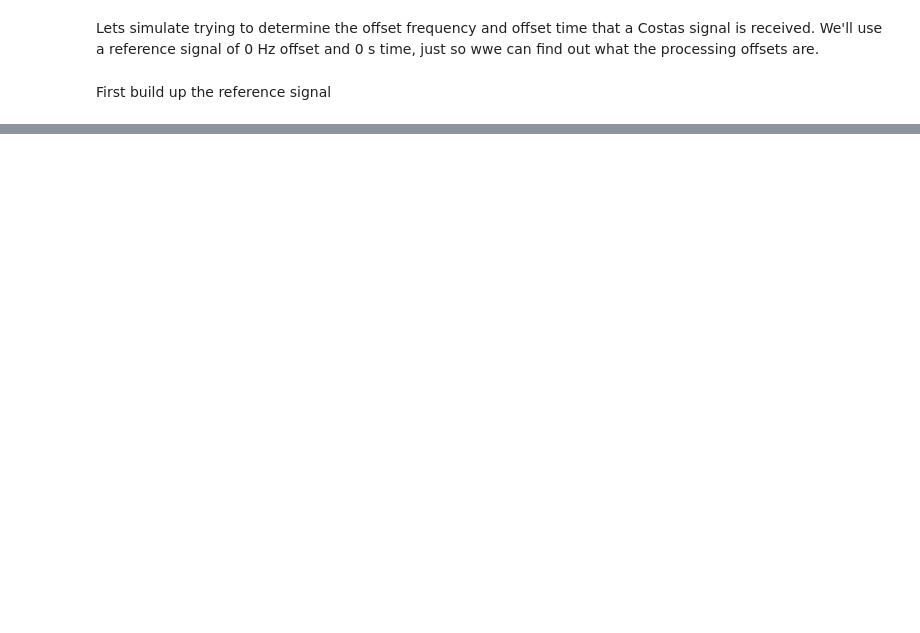
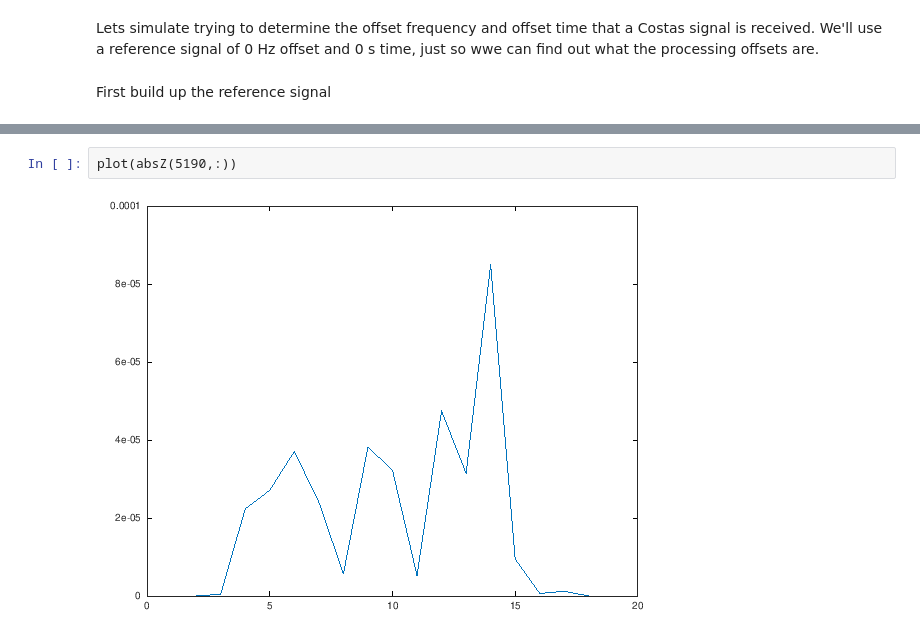
Before and after one commit to tbondy760/sat-chirp, a Jupyter notebook: Costas.ipynb, the cells around one changed output, grey strips where cells are left out. Drawn from its saved outputs; the diff is of its cells as text; blank space fills up the shorter version.

```diff
--- a/Costas.ipynb
+++ b/Costas.ipynb
@@ -84,0 +184,4 @@ axis([0 10000])
+# %%
+plot(absZ(5190,:))
+# %% [output]
+[figure, added]
```
Also changed, not shown: parts of 21 cells of this notebook.
